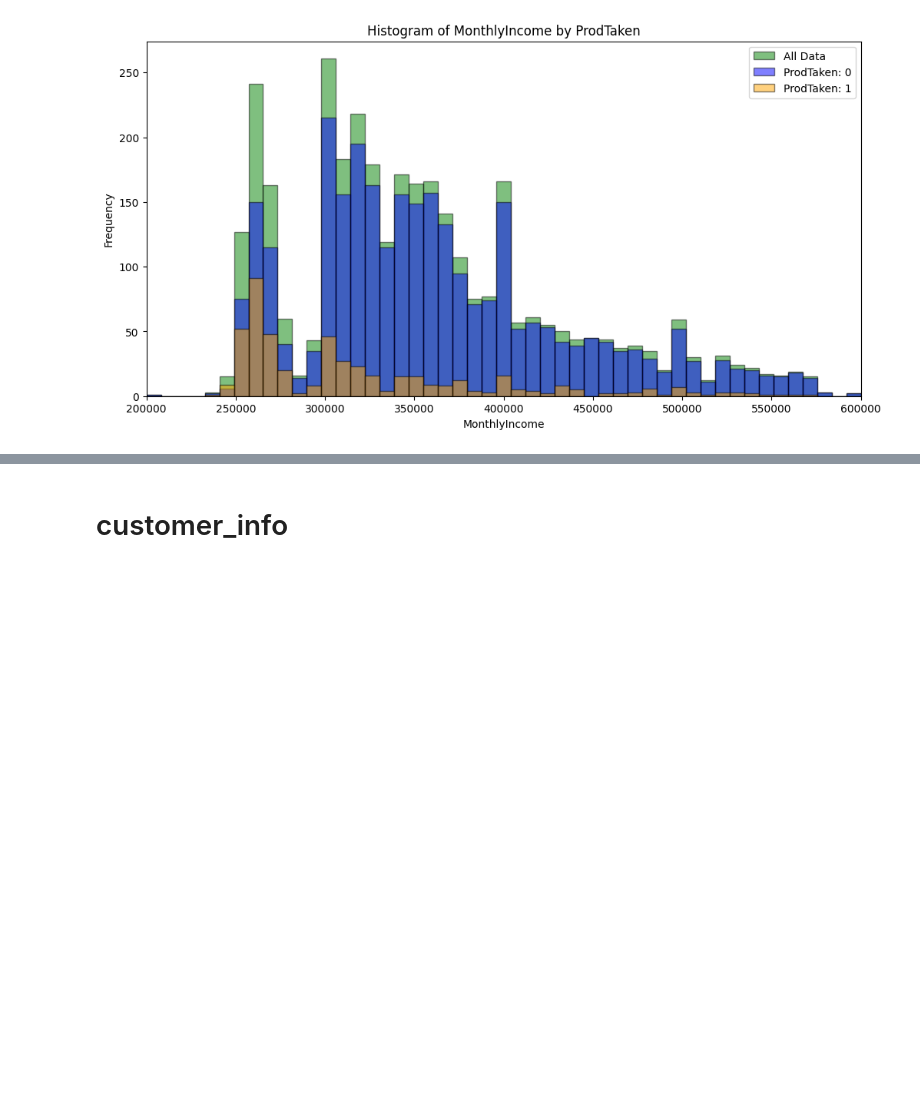
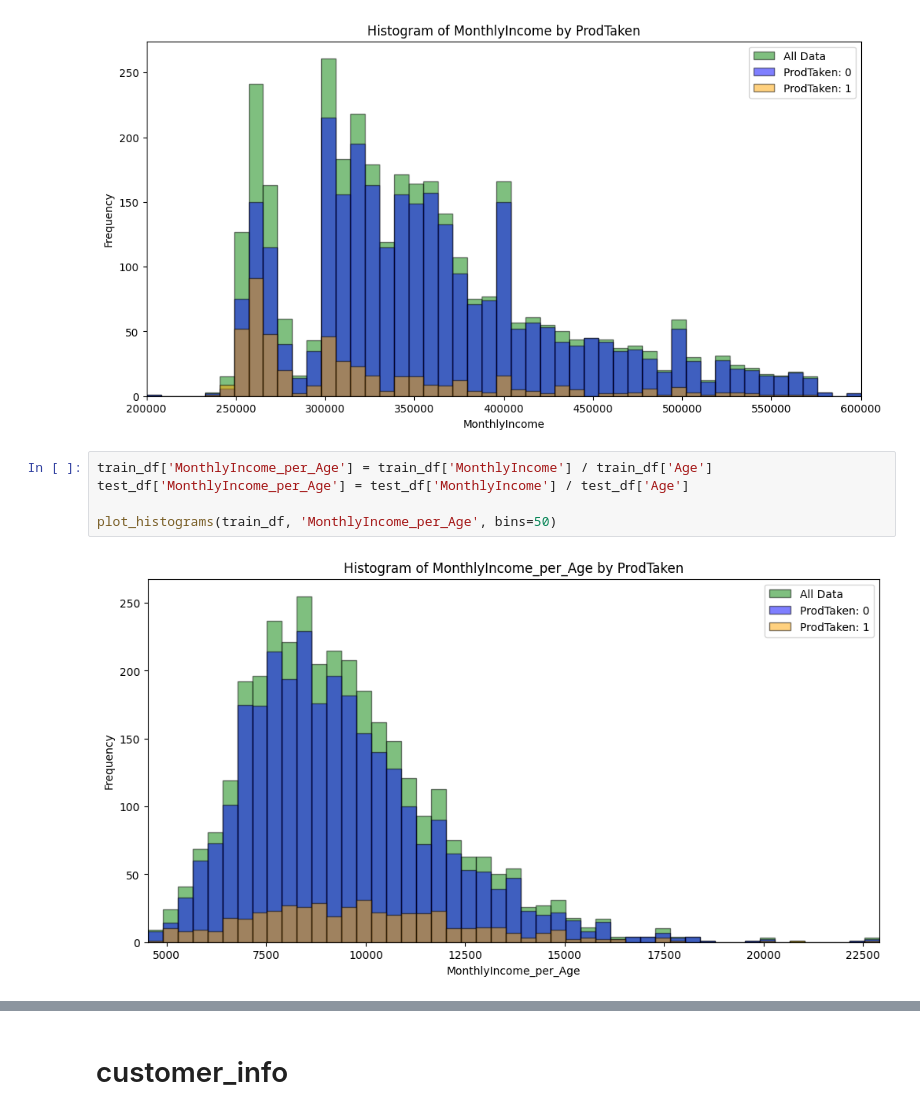
Before and after one commit to skyshine460/ProdTaken, a Jupyter notebook: ProdTaken_catboost.ipynb, the cells around one changed output, grey strips where cells are left out. Drawn from its saved outputs; the diff is of its cells as text; blank space fills up the shorter version.

```diff
--- a/ProdTaken_catboost.ipynb
+++ b/ProdTaken_catboost.ipynb
@@ -901,3 +901,10 @@ dtype: float64
 plot_histograms(train_df, 'MonthlyIncome', bins=50)
 # %% [output]
 [figure]
+# %%
+train_df['MonthlyIncome_per_Age'] = train_df['MonthlyIncome'] / train_df['Age']
+test_df['MonthlyIncome_per_Age'] = test_df['MonthlyIncome'] / test_df['Age']
+
+plot_histograms(train_df, 'MonthlyIncome_per_Age', bins=50)
+# %% [output]
+[figure, added]
```
Also changed, not shown: parts of 15 cells of this notebook.
